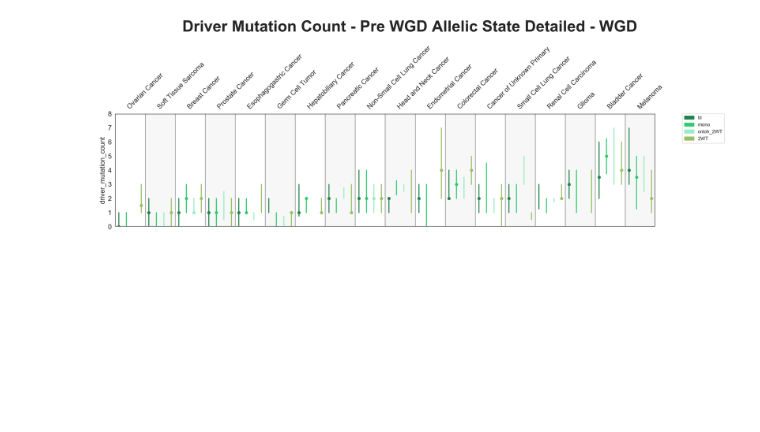
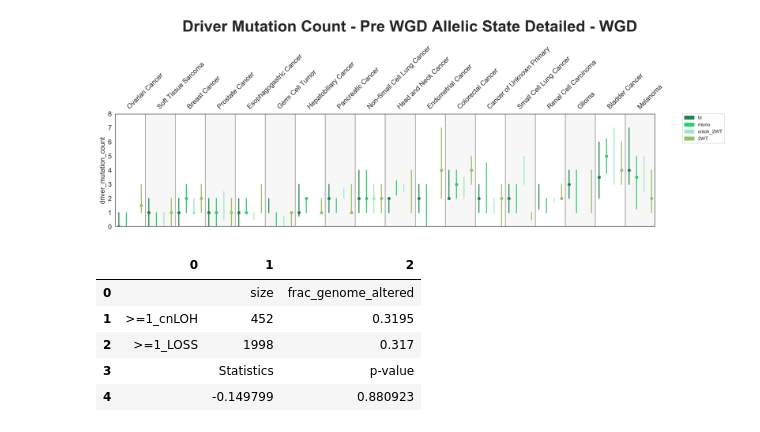
Before and after one commit to emilecohen/mskimpact_tp53_exploration, a Jupyter notebook: analysis/exploratory_analysis/cancer_analysis/TMB_pancancer.ipynb, the cells around one changed output. Cells and saved outputs as stored; diff of their text form; code cells hidden in the pictures; blank space fills up the shorter version.

```diff
--- a/analysis/exploratory_analysis/cancer_analysis/TMB_pancancer.ipynb
+++ b/analysis/exploratory_analysis/cancer_analysis/TMB_pancancer.ipynb
@@ -985,3 +991,33 @@ fig.subplots_adjust(left=0.08, bottom=0.14, right=0.85, top=0.6, wspace=2, hspac
 CPU times: user 1.18 s, sys: 119 ms, total: 1.3 s
 Wall time: 457 ms
 [figure]
+# %%
+def get_statistics(df: pd.DataFrame, group:str, metrics: str, group_list: list):
+    group_1 = df[df[group] == group_list[0]][metrics]
+    group_2 = df[df[group] == group_list[1]][metrics]
+
+    median_1 = group_1.median()
+    median_2 = group_2.median()
+
+    statistic, p_value = ranksums(group_1.dropna().values,group_2.dropna().values)
+
+    results = [['', 'size', metrics],
+               [group_list[0], group_1.shape[0], median_1],
+               [group_list[1], group_2.shape[0], median_2],
+               ['', 'Statistics', 'p-value'],
+               ['', statistic, p_value]]
+
+
+    return pd.DataFrame(results)
+# %%
+get_statistics(df=master_no_wgd[master_no_wgd['Sample_Type'] == 'Primary'],
+               group='tp53_group',
+               metrics='frac_genome_altered',
+               group_list=['>=1_cnLOH', '>=1_LOSS'])
+# %% [output]
+|  | 0 | 1 | 2 |
+| 0 |  | size | frac_genome_altered |
+| 1 | >=1_cnLOH | 452 | 0.3195 |
+| 2 | >=1_LOSS | 1998 | 0.317 |
+| 3 |  | Statistics | p-value |
+| 4 |  | -0.149799 | 0.880923 |
```
Also changed, not shown: parts of 2 cells of this notebook, 14 other files.
